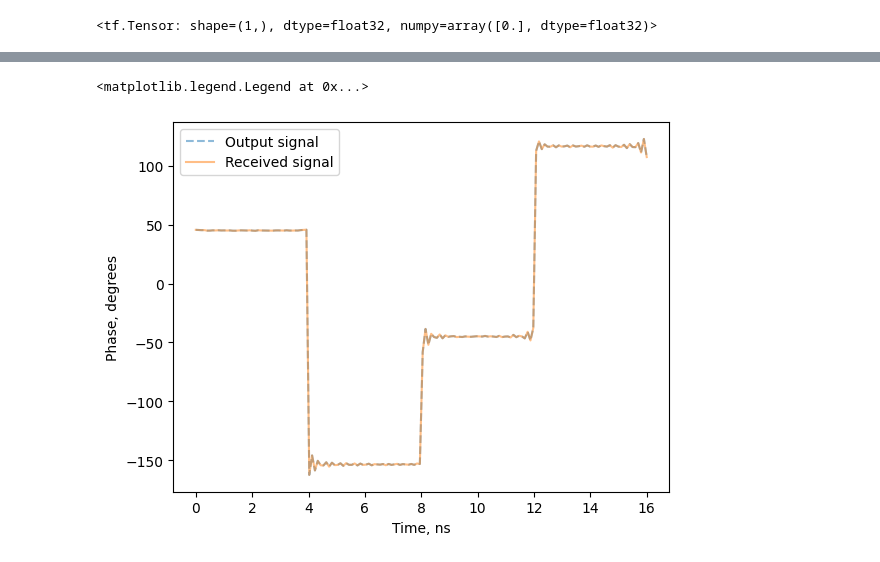
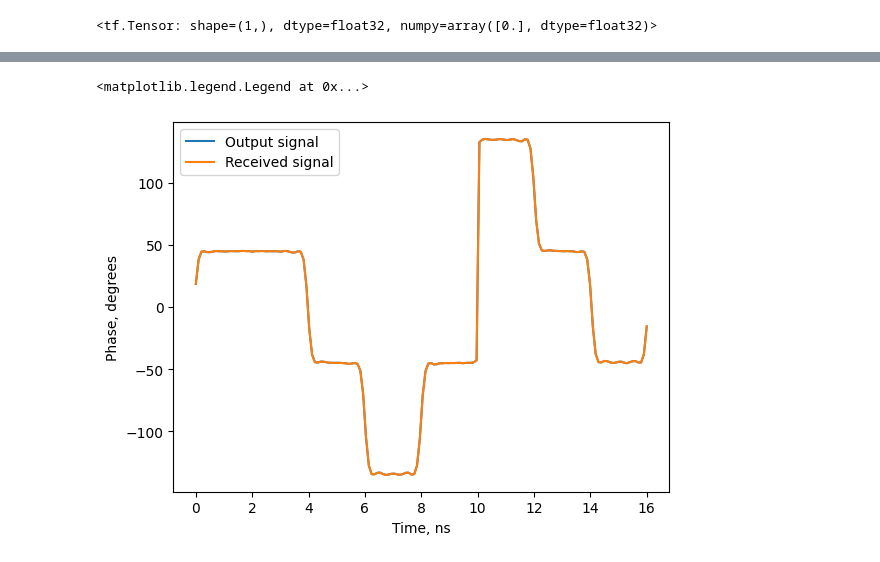
Before and after one commit to ivknv/tf-ofcs, a Jupyter notebook: optical_communication_system.ipynb, the cells around one changed output, grey strips where cells are left out. Drawn from its saved outputs; the diff is of its cells as text; code cells hidden in the pictures.

```diff
--- a/optical_communication_system.ipynb
+++ b/optical_communication_system.ipynb
@@ -18,7 +18,7 @@ To enable the following instructions: AVX2 FMA, in other operations, rebuild Ten
 data_rate = 1e9
 sampling_rate = data_rate * 10
 
-lpf = ElectricalLowPassFilter(cutoff_frequency=4 * data_rate)
+lpf = ElectricalLowPassFilter(cutoff_frequency=1 * data_rate)
 
 qam4_constellation = QAMConstellation(
     order=2,
@@ -44,7 +44,7 @@ encoder = System(components=[
     QAMEncoder(
         sampling_rate=sampling_rate,
         data_rate=data_rate,
-        constellation=qam16_constellation
+        constellation=qam4_constellation
     ),
     MapComponent(component=lpf),
 ])
@@ -62,13 +62,13 @@ qam_receiver = QAMReceiver(
 )
 qam_decoder = QAMDecoder(
     data_rate=data_rate,
-    constellation=qam16_constellation
+    constellation=qam4_constellation
 )
 
 rng = tf.random.Generator.from_non_deterministic_state(alg="philox")
 
 input_signal = tf.constant([1, 1, 1, 1, 0, 1, 0, 0, 0, 1, 1, 0, 1, 1, 0, 1], dtype=tf.int32)
-#input_signal = rng.uniform((1024,), 0, 2, dtype=tf.int32)
+#input_signal = rng.uniform((1024 * 4,), 0, 2, dtype=tf.int32)
 
 system = System(components=[
     encoder,
@@ -130,7 +128,7 @@ plt.grid()
 # %%
-plot_phase(output_signal, label="Output signal", alpha=0.5, linestyle="--")
-plot_phase(received_signal, label="Received signal", alpha=0.5)
+plot_phase(output_signal, label="Output signal")
+plot_phase(received_signal, label="Received signal")
 plt.legend()
 # %% [output]
 <matplotlib.legend.Legend at 0x...>
-[figure, old version]
+[figure, new version]
```
Also changed, not shown: parts of 4 cells of this notebook, 1 other file.
